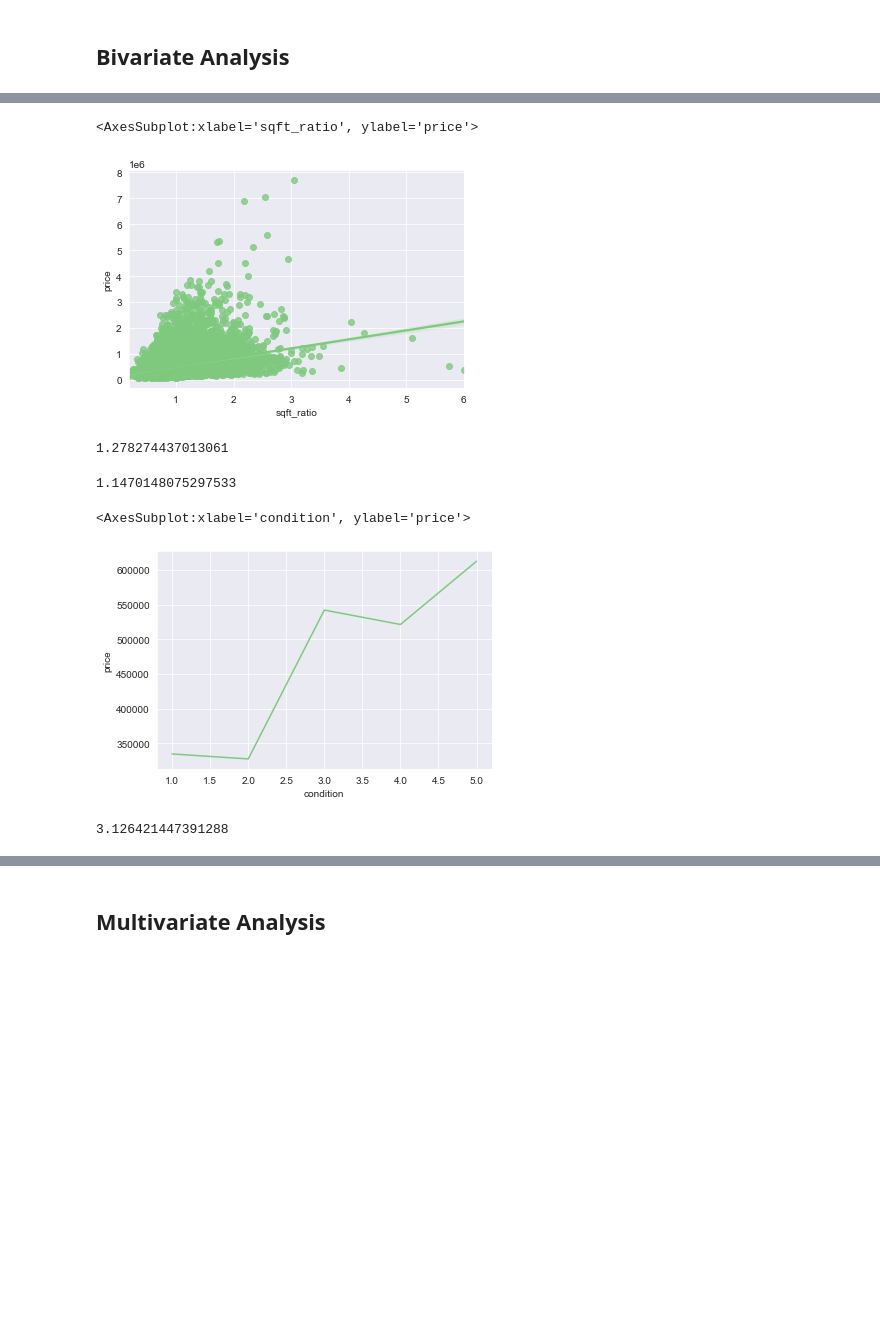
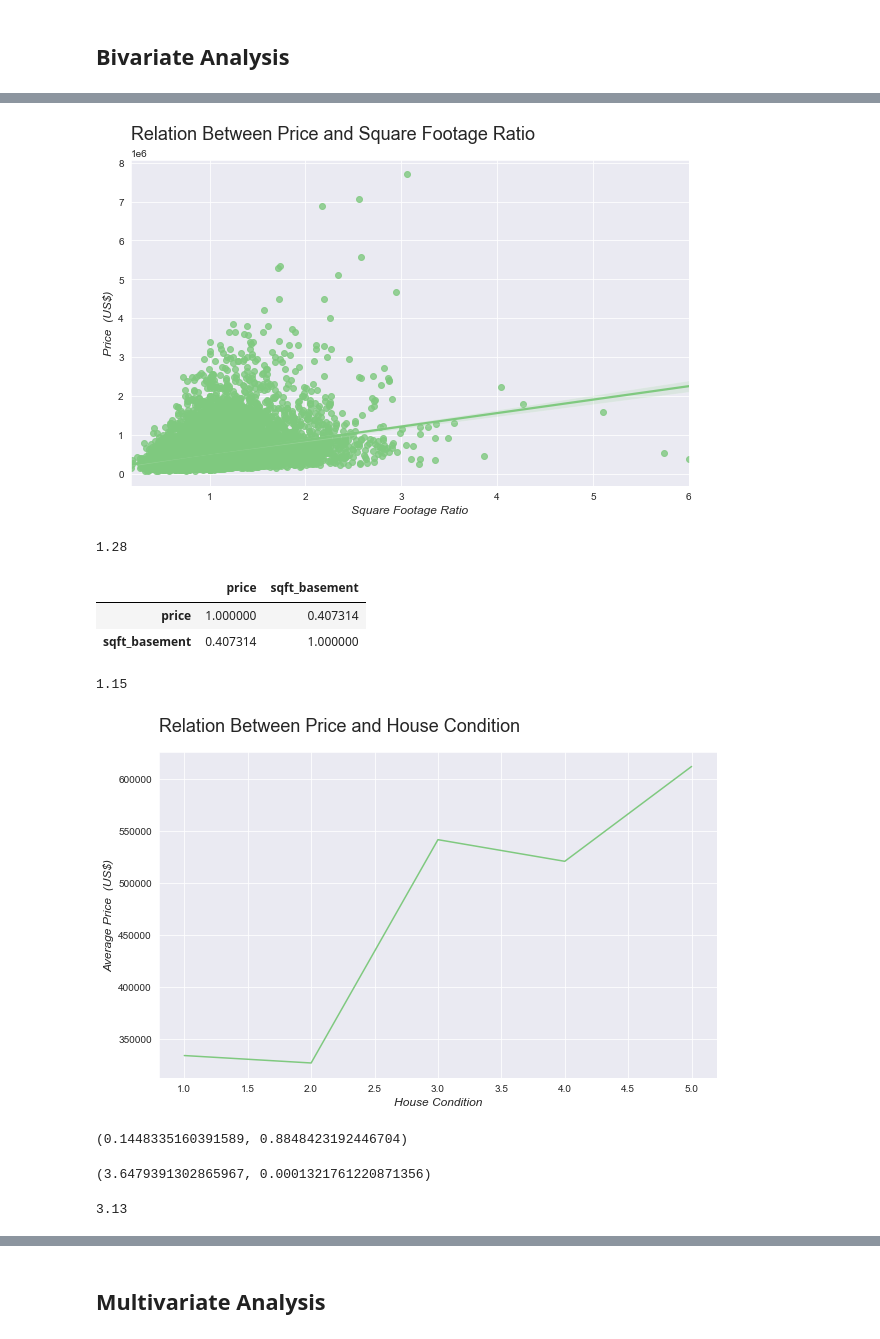
Before and after one commit to rodrigomm92/king_county_house_sales, a Jupyter notebook: insight_project_kc_houses.ipynb, the cells around one changed output, grey strips where cells are left out. Cells and saved outputs as stored; diff of their text form; code cells hidden in the pictures; blank space fills up the shorter version.

```diff
--- a/insight_project_kc_houses.ipynb
+++ b/insight_project_kc_houses.ipynb
@@ -11,6 +13,13 @@ import matplotlib.pyplot as plt
 # Set Seaborn configurations
 sns.set_palette('Accent')
 sns.set_style('darkgrid')
+
+# standard font for plots
+def std_font(ax1, title, xlabel, ylabel):
+    ax1.set_title(title, loc='left',fontdict={'fontsize':18}, pad=20)
+    ax1.set_xlabel(xlabel, fontdict={'fontsize':12, 'style':'italic'})
+    ax1.set_ylabel(ylabel, fontdict={'fontsize':12, 'style':'italic'})
+    return None
 # %% [markdown]
 ## Loading Data
 # %%
@@ -221,37 +230,64 @@ sns.lineplot(data=average_year_month, x='year_month', y='price')
 # %%
 # 5)
-sns.regplot(data=aux2, x='sqft_ratio', y='price')
+plt.figure( figsize=(10, 6) )
+ax1 = sns.regplot(data=aux2, x='sqft_ratio', y='price')
+std_font(ax1, 'Relation Between Price and Square Footage Ratio', 'Square Footage Ratio', 'Price (US$)')
 # sqft_ratio = 0.30 correlation
 # %% [output]
-<AxesSubplot:xlabel='sqft_ratio', ylabel='price'>
-[figure, old version]
+[figure, new version]
 # %%
 # 6)
 avg_with_basement = aux2.query('sqft_basement > 0')['price'].mean()
 avg_without_basement = aux2.query('sqft_basement == 0')['price'].mean()
-avg_with_basement / avg_without_basement
+display(round(avg_with_basement / avg_without_basement,2))
+
+with_basement = aux2.query('sqft_basement > 0')[['price', 'sqft_basement']]
+with_basement.corr()
 # %% [output]
-1.278274437013061
+1.28
+|  | price | sqft_basement |
+| price | 1.000000 | 0.407314 |
+| sqft_basement | 0.407314 | 1.000000 |
 # %%
 # 7)
 
 avg_conds = aux2.query('condition < 5')['price'].mean()
-avg_cond5 = aux2.query('condition == 5')['price'].mean()
+avg_cond_5 = aux2.query('condition == 5')['price'].mean()
+display(round(avg_cond_5 / avg_conds, 2))
 
-display(avg_cond5 / avg_conds)
 conditions = aux2[['price', 'condition']].groupby('condition').mean().reset_index().round(2)
-sns.lineplot(data=conditions, x='condition', y='price')
+plt.figure( figsize=(10, 6) )
+ax1 = sns.lineplot(data=conditions, x='condition', y='price')
+std_font(ax1, 'Relation Between Price and House Condition', 'House Condition', 'Average Price (US$)')
 # %% [output]
-1.1470148075297533
+1.15
-<AxesSubplot:xlabel='condition', ylabel='price'>
-[figure, old version]
+[figure, new version]
+# %%
+condition_1 = aux2.query('condition == 1')['price']
+condition_2 = aux2.query('condition == 2')['price']
+condition_3 = aux2.query('condition == 3')['price']
+condition_4 = aux2.query('condition == 4')['price']
+
+test_condition_1 = DescrStatsW(condition_1)
+test_condition_2 = DescrStatsW(condition_2)
+test_condition_3 = DescrStatsW(condition_3)
+test_condition_4 = DescrStatsW(condition_4)
+
+test1 = test_condition_1.get_compare(test_condition_2)
+display(test1.ztest_ind(alternative='two-sided'))
+
+test2 = test_condition_3.get_compare(test_condition_4)
+display(test2.ztest_ind(alternative='larger'))
+# %% [output]
+(0.1448335160391589, 0.8848423192446704)
+(3.6479391302865967, 0.0001321761220871356)
 # %%
 # 8)
 price_waterfront = aux2[['price', 'waterfront']].groupby('waterfront').mean().round(2)
 
-price_waterfront.iloc[1,0] / price_waterfront.iloc[0,0]
+round(price_waterfront.iloc[1,0] / price_waterfront.iloc[0,0], 2)
 # %% [output]
-3.126421447391288
+3.13
 # %%
 # 9)
 renovated = aux2[['price', 'renovated']].groupby('renovated').mean()
```
Also changed, not shown: parts of 12 cells of this notebook.
